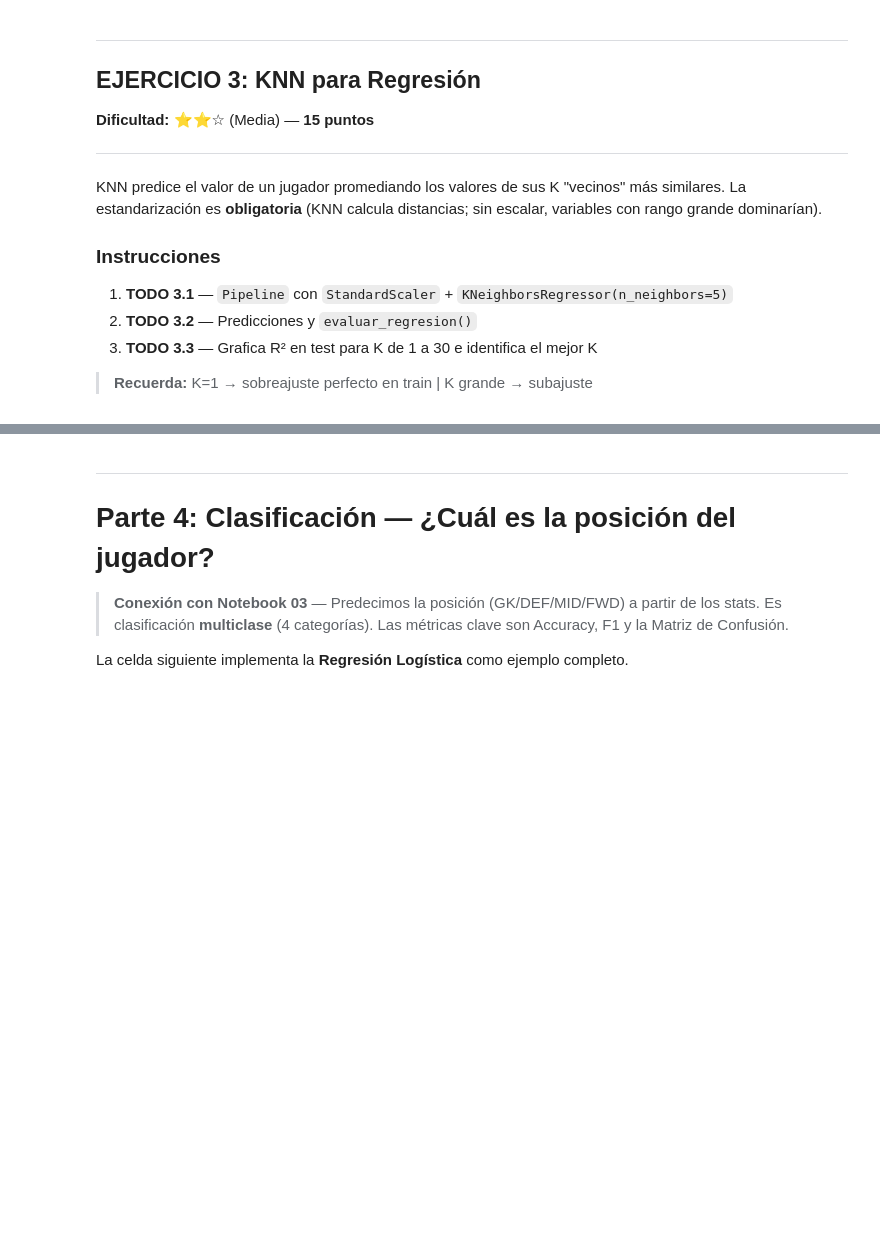
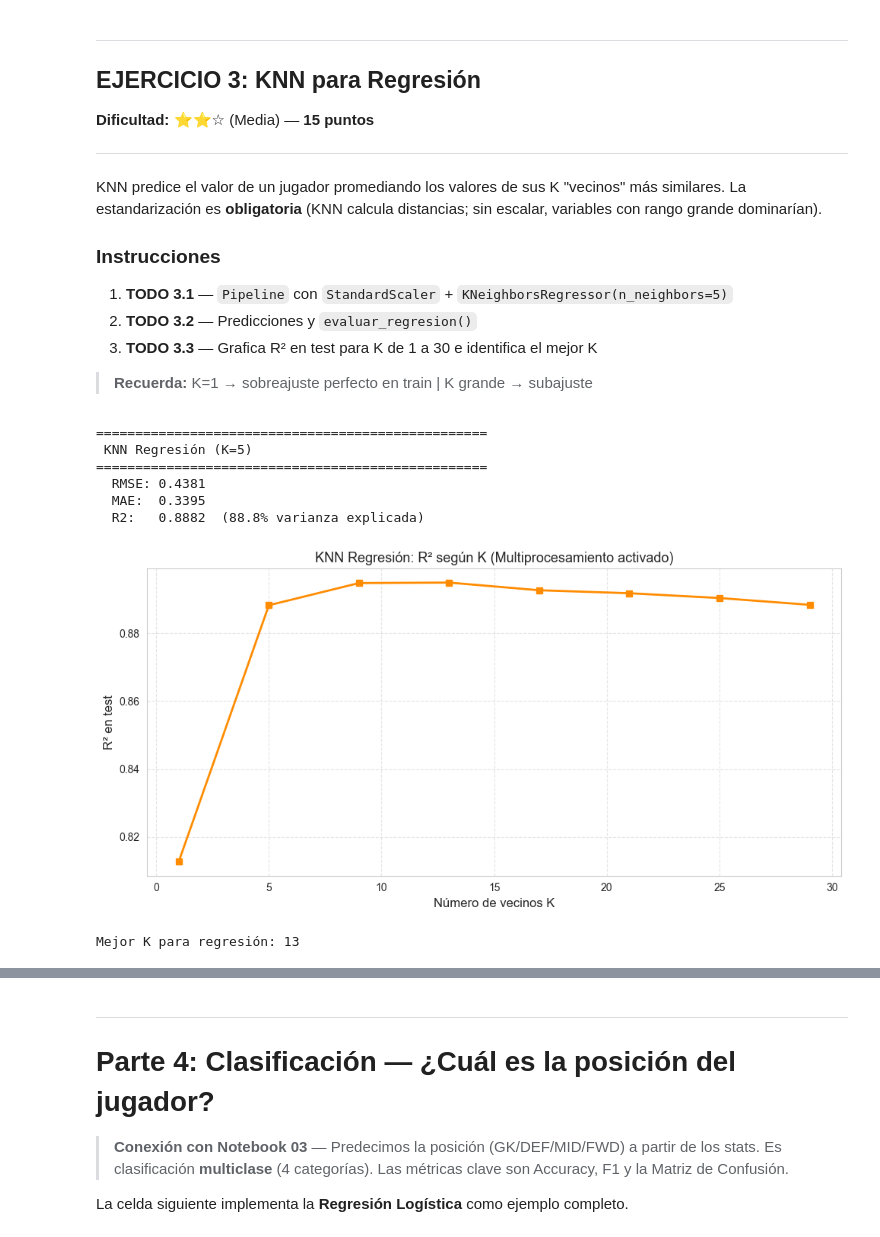
Before and after one commit to Jaider-Dev/IA_Proyecto_FIFA, a Jupyter notebook: Proyecto_FIFA.ipynb, the cells around one changed output, grey strips where cells are left out. Cells and saved outputs as stored; diff of their text form; code cells hidden in the pictures; blank space fills up the shorter version.

```diff
--- a/Proyecto_FIFA.ipynb
+++ b/Proyecto_FIFA.ipynb
@@ -626,40 +627,72 @@ rango grande dominarían).
 > **Recuerda:** K=1 → sobreajuste perfecto en train | K grande → subajuste
 # %%
 # ╔══════════════════════════════════════════════════════════╗
-# ║  EJERCICIO 3: KNN para Regresión                         ║
+# ║  EJERCICIO 3: KNN para Regresión (OPTIMIZACIÓN EXTREMA)  ║
 # ╚══════════════════════════════════════════════════════════╝
 
+# OPTIMIZACIÓN PREVIA: Reducimos la muestra general específicamente para KNN
+MUESTRA_MAX_TRAIN = 5000
+MUESTRA_MAX_TEST = 1000
+
+if X_train_r.shape[0] > MUESTRA_MAX_TRAIN:
+    X_train_knn = X_train_r.sample(n=MUESTRA_MAX_TRAIN, random_state=42)
+    y_train_knn = y_train_r.loc[X_train_knn.index]
+    X_test_knn = X_test_r.sample(n=MUESTRA_MAX_TEST, random_state=42)
+    y_test_knn = y_test_r.loc[X_test_knn.index]
+else:
+    X_train_knn, y_train_knn, X_test_knn, y_test_knn = X_train_r, y_train_r, X_test_r, y_test_r
+
 # ── TODO 3.1: Pipeline con KNeighborsRegressor ───────────────────────────────
-pipe_knn_r = None  # Tu código aquí
-# pipe_knn_r.fit(...)
+pipe_knn_r = Pipeline([
+    ('scaler', StandardScaler()),
+    # n_jobs=-1 usa TODOS los núcleos de tu CPU para paralelizar el trabajo
+    ('modelo', KNeighborsRegressor(n_neighbors=5, n_jobs=-1))
+])
+# Usamos las variables reducidas _knn
+pipe_knn_r.fit(X_train_knn, y_train_knn)
 
 
 # ── TODO 3.2: Predicciones + evaluación ──────────────────────────────────────
-y_pred_knn_r = None  # Tu código aquí
+y_pred_knn_r = pipe_knn_r.predict(X_test_knn)
 
-r2_knn_r = evaluar_regresion(y_test_r, y_pred_knn_r, 'KNN Regresión (K=5)')
+r2_knn_r = evaluar_regresion(y_test_knn, y_pred_knn_r, 'KNN Regresión (K=5)')
 
 
 # ── TODO 3.3: Gráfica R² vs K ────────────────────────────────────────────────
-k_valores  = range(1, 31)
+# Evaluamos de 4 en 4 para hacer el gráfico rapidísimo
+k_valores  = range(1, 31, 4)
 r2_por_k   = []
 
 for k in k_valores:
     pipe_temp = Pipeline([('scaler', StandardScaler()),
-                          ('modelo', KNeighborsRegressor(n_neighbors=k))])
-    # Tu código aquí: entrena, predice en test, calcula R²
-    pass
+                          ('modelo', KNeighborsRegressor(n_neighbors=k, n_jobs=-1))])
+
+    pipe_temp.fit(X_train_knn, y_train_knn)
+    y_pred_temp = pipe_temp.predict(X_test_knn)
+
+    r2_temp = r2_score(y_test_knn, y_pred_temp)
+    r2_por_k.append(r2_temp)
 
 fig, ax = plt.subplots(figsize=(10, 5))
-# ax.plot(list(k_valores), r2_por_k, 's-', color='darkorange', linewidth=2)
+ax.plot(list(k_valores), r2_por_k, 's-', color='darkorange', linewidth=2)
 ax.set_xlabel('Número de vecinos K', fontsize=12)
 ax.set_ylabel('R² en test', fontsize=12)
-ax.set_title('KNN Regresión: R² según K', fontsize=13)
+ax.set_title('KNN Regresión: R² según K (Multiprocesamiento activado)', fontsize=13)
+ax.grid(True, linestyle='--', alpha=0.5)
 plt.tight_layout()
 plt.show()
 
-mejor_k_r = None  # Tu código: k con mayor R²
+mejor_k_r = list(k_valores)[np.argmax(r2_por_k)]
 print(f'Mejor K para regresión: {mejor_k_r}')
+# %% [output]
+==================================================
+ KNN Regresión (K=5)
+==================================================
+  RMSE: 0.4381
+  MAE:  0.3395
+  R2:   0.8882  (88.8% varianza explicada)
+[figure, added]
+Mejor K para regresión: 13
 # %%
 # === [CÓDIGO COMPLETO] COMPARACIÓN DE MODELOS DE REGRESIÓN ===
 
```
Also changed, not shown: parts of 11 cells of this notebook.
